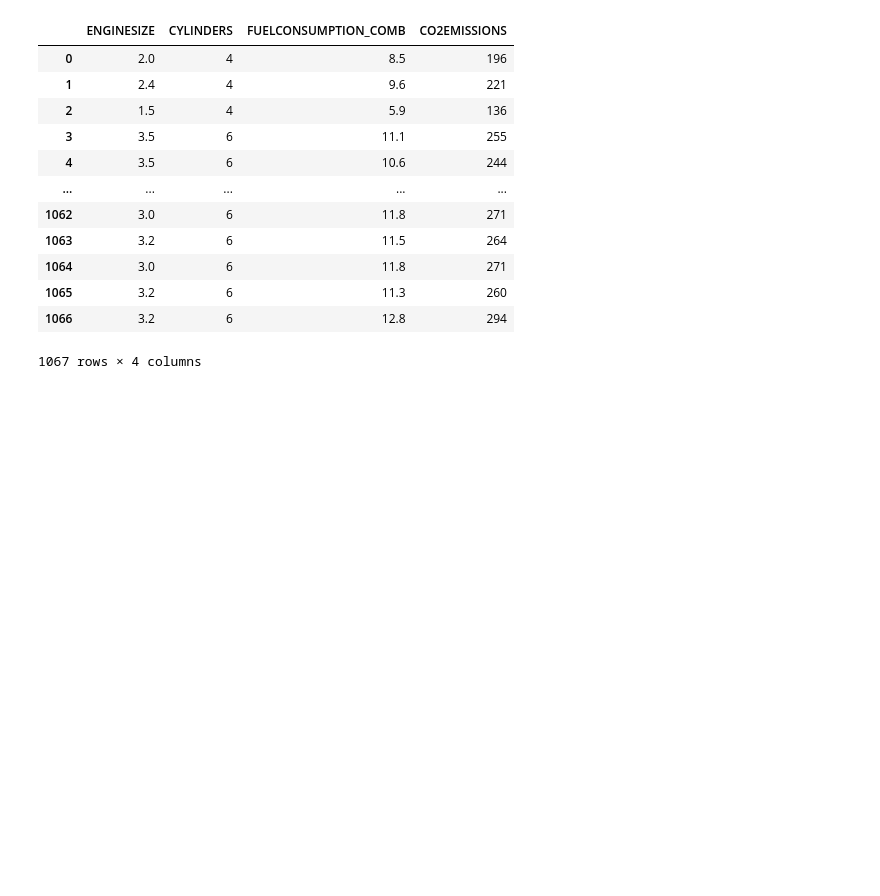
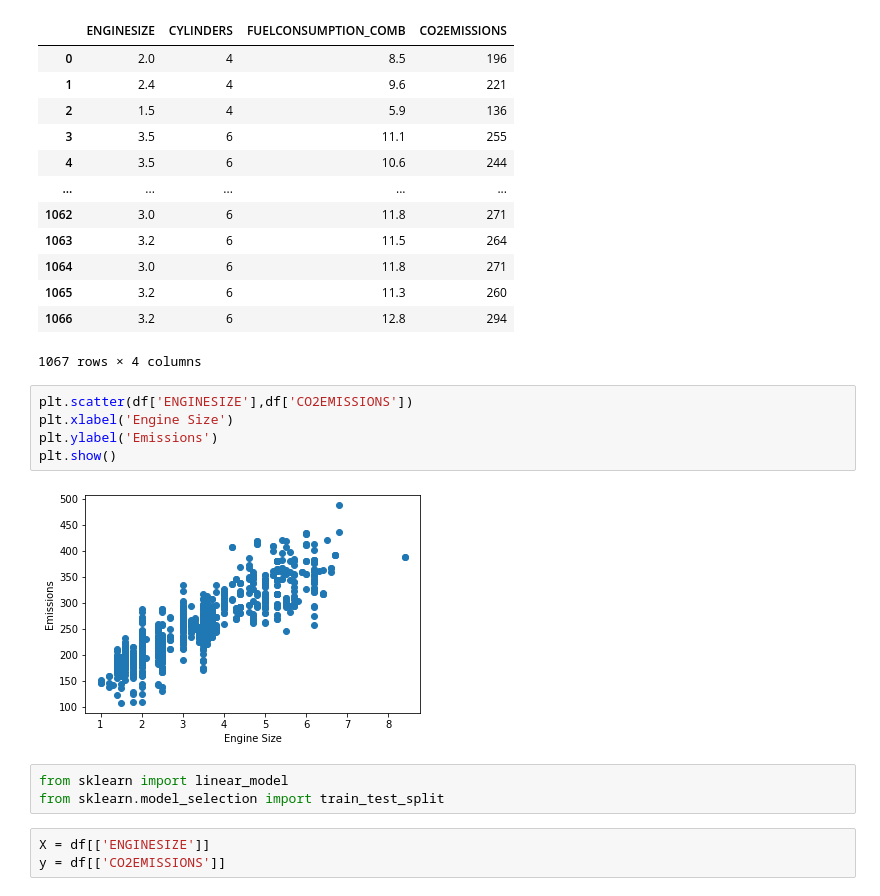
Before and after one commit to Juanszf/Notebooks, a Jupyter notebook: Polynomial_Regression.ipynb, the cells around one changed output. Drawn from its saved outputs; the diff is of its cells as text; blank space fills up the shorter version.

```diff
--- a/Polynomial_Regression.ipynb
+++ b/Polynomial_Regression.ipynb
@@ -33,3 +33,16 @@ cdf
 | 1065 | 3.2 | 6 | 11.3 | 260 |
 | 1066 | 3.2 | 6 | 12.8 | 294 |
 1067 rows × 4 columns
+# %%
+plt.scatter(df['ENGINESIZE'],df['CO2EMISSIONS'])
+plt.xlabel('Engine Size')
+plt.ylabel('Emissions')
+plt.show()
+# %% [output]
+[figure, added]
+# %%
+from sklearn import linear_model
+from sklearn.model_selection import train_test_split
+# %%
+X = df[['ENGINESIZE']]
+y = df[['CO2EMISSIONS']]
```
Also changed, not shown: parts of 7 cells of this notebook.
